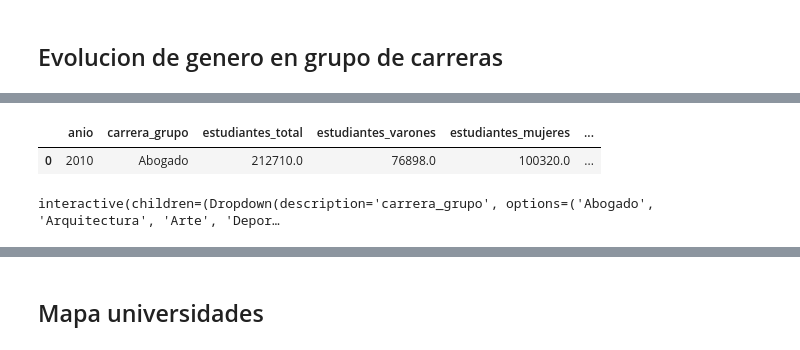
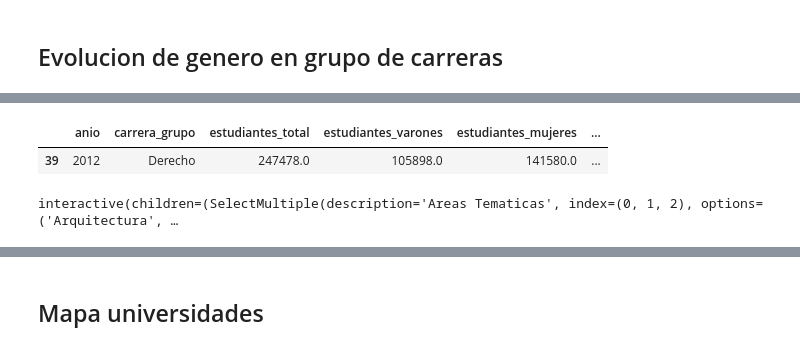
Before and after one commit to chicasentec/viz-carreras-nexjournal, a Jupyter notebook: visualizaciones-next-journal.ipynb, the cells around one changed output, grey strips where cells are left out. Cells and saved outputs as stored; diff of their text form; code cells hidden in the pictures.

Commit message:
Push de los inputs actualizados Visualizacion con mejoras del grafico de barras ETL con modificacion de las tablas

```diff
--- a/visualizaciones-next-journal.ipynb
+++ b/visualizaciones-next-journal.ipynb
@@ -20,5 +23,6 @@ from shapely.geometry import Polygon, MultiPolygon
 # %% [markdown]
 ## Evolucion de genero en grupo de carreras
 # %%
-df_evolucion_carreras = pd.read_csv('data/output/carreras_evolucion_genero.csv',delimiter=',')
-df_evolucion_grupos_carreras = pd.read_csv('data/output/grupo_carreras_evolucion_genero.csv',delimiter=',')
+df_evolucion_carreras = pd.read_csv('data/output/grupos_evolucion_genero.csv',delimiter=',')
+df_evolucion_grupos_carreras = pd.read_csv('data/output/grupos_carreras_evolucion_genero.csv',delimiter=',')
+df_evolucion_carreras.head(10)
@@ -25,26 +41,8 @@ df_evolucion_grupos_carreras = pd.read_csv('data/output/grupo_carreras_evolucion
 # %%
 df_evolucion_carreras[
-    (df_evolucion_carreras.carrera_grupo == "Abogado") &
-    (df_evolucion_carreras.anio == 2010)
+    (df_evolucion_carreras.carrera_grupo == "Derecho") &
+    (df_evolucion_carreras.anio == 2012)
 ]
 # %% [output]
 |  | anio | carrera_grupo | estudiantes_total | estudiantes_varones | estudiantes_mujeres | ... |
-| 0 | 2010 | Abogado | 212710.0 | 76898.0 | 100320.0 | ... |
+| 39 | 2012 | Derecho | 247478.0 | 105898.0 | 141580.0 | ... |
-# %%
-variables_carreras_evolucion = df_evolucion_carreras.carrera_grupo.unique()
-@interact(carrera_grupo = sorted(variables_carreras_evolucion)
-def generate_chart_evolucion_grupos(carrera_grupo):
-    serie_grupo_carrera = df_evolucion_carreras[df_evolucion_carreras.carrera_grupo == carrera_grupo][[
-        "anio","estudiantes_mujeres_pct"
-    ]]
-    return serie_grupo_carrera.set_index("anio").plot()
-
-#agregar mas de un filtro para ir comparando
-#modificar en ETL abogacia y derecho
-#apertura por carreras para entender donde hace el pico y decrecimiento tech - cambiar pKEY por carrera y grupo carrera - grafico exploratorio
-#segunda tabla de ETL donde haya grupo carrera (carrera) + universidades
-#grafico con valores absolutos - apilados o algo que represente orden de magnitud año por default
-#mejorar la visualizacion
-#Comparacion de valores absolutos de hombres y mujeres - nuevas inscripciones/ filtro por carrera (eje primaro y secundario??)
-# %% [output]
-interactive(children=(Dropdown(description='carrera_grupo', options=('Abogado', 'Arquitectura', 'Arte', 'Depor…
@@ -71,4 +57,35 @@ widget_grupos=widgets.SelectMultiple(
     description='Areas Tematicas',
     disabled=False
 )
+# %%
+#Version final
+variables_indicadores_line = {
+    "Ratio mujeres": "estudiantes_mujeres_pct",
+    "Est. hombres": "estudiantes_hombres_pct"
+}
+
+widget_indicador = widgets.ToggleButtons(
+    options=variables_indicadores_line.items(),
+    description="Indicador : ",
+    value="estudiantes_mujeres_pct"
+)
+
+def format_pct(value):
+    if pd.notnull(value):
+        return round((value*100),1)
+    else:
+        return value
+
+@interact(carrera_grupo=widget_grupos, indicador=widget_indicador)
+def generate_chart_evolucion_grupos(carrera_grupo, indicador):
+    serie_grupo_carrera = df_evolucion_carreras[df_evolucion_carreras.carrera_grupo.isin(carrera_grupo)][[
+        "anio", 'carrera_grupo',  indicador]]
+    serie_grupo_carrera[indicador]=serie_grupo_carrera[indicador].apply(format_pct)
+    df_pivot_serie_grupo_carrera = serie_grupo_carrera.pivot_table(
+        index='anio', columns='carrera_grupo', values=indicador)
+    return HTML(get_pygal_html(df_to_pygal_line(df_pivot_serie_grupo_carrera)))
+
+#aclarar en nota que los valores son porcentajes
+# %% [output]
+interactive(children=(SelectMultiple(description='Areas Tematicas', index=(0, 1, 2), options=('Arquitectura', …
 # %%
```
Also changed, not shown: parts of 7 cells of this notebook, 12 other files.
